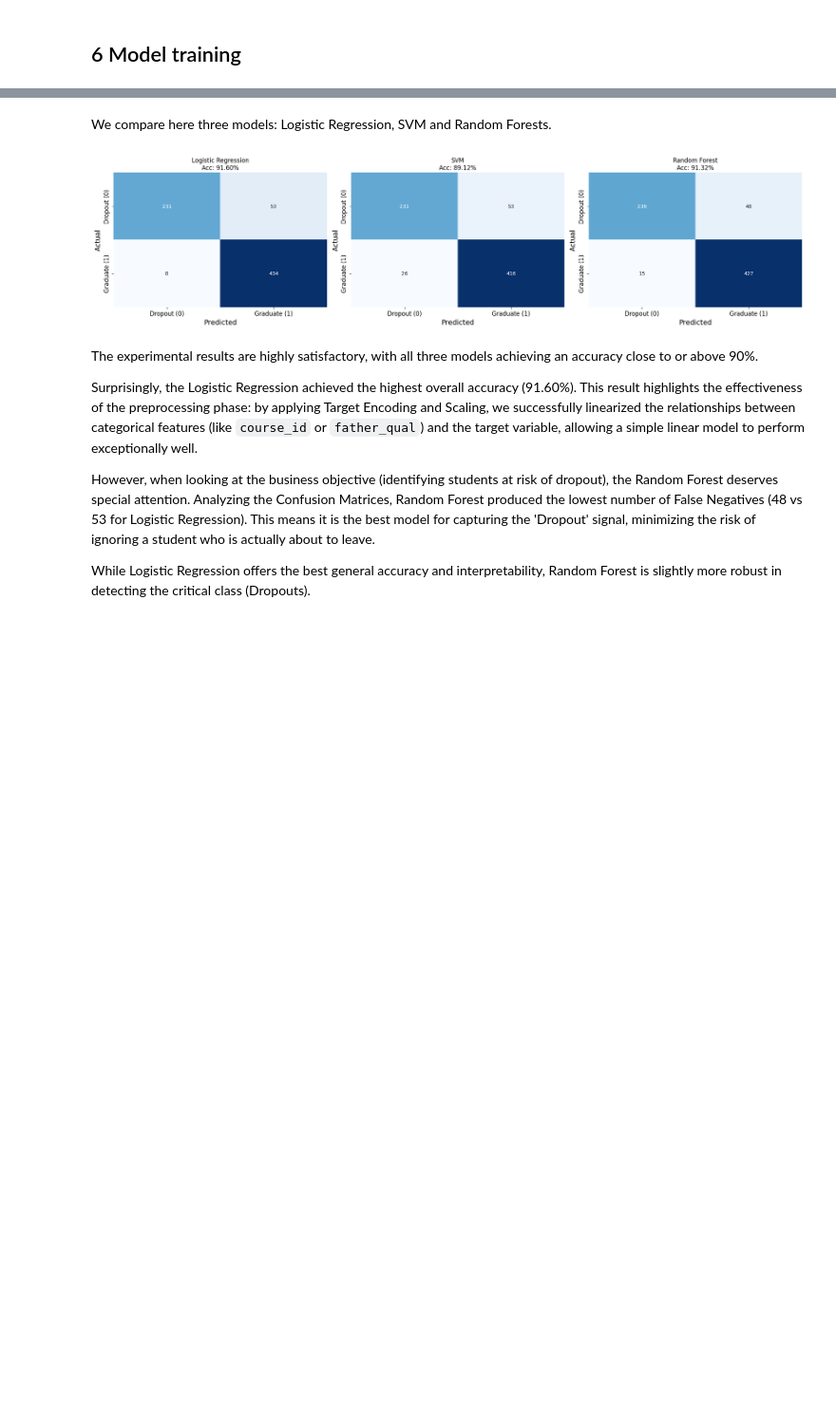
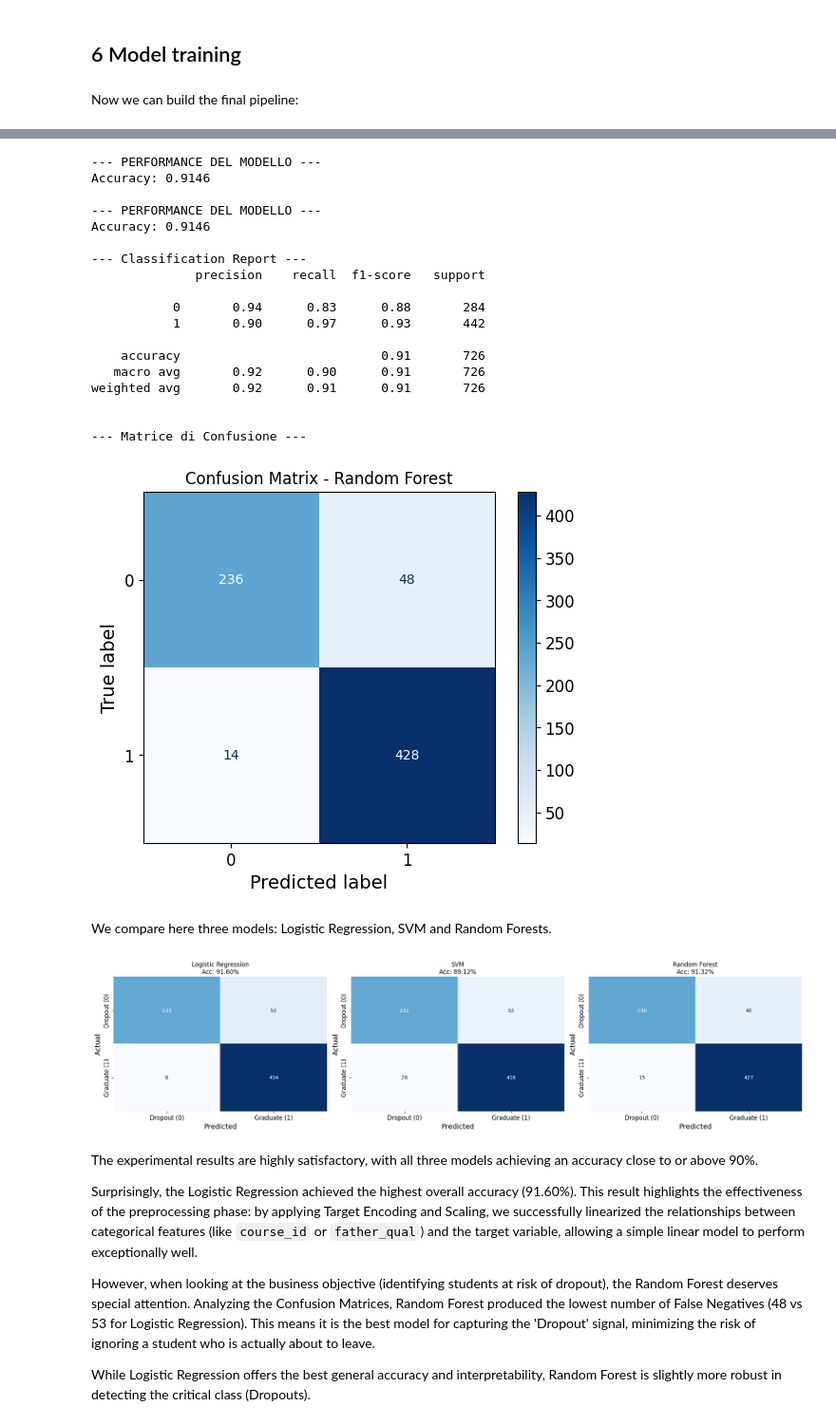
Before and after one commit to MatteoCorsi-git/Master-Data-Science-Statistical-Learning---UNIFI-IMT-Lucca---2024-25, a Jupyter notebook: hands_on_lab (Python)/bozza_hands_on_python_ML_project.ipynb, the cells around one changed output, grey strips where cells are left out. Shown at 95% size. Drawn from its saved outputs; the diff is of its cells as text; code cells hidden in the pictures; blank space fills up the shorter version.

Commit message:
Creato con Colab

```diff
--- a/hands_on_lab (Python)/bozza_hands_on_python_ML_project.ipynb
+++ b/hands_on_lab (Python)/bozza_hands_on_python_ML_project.ipynb
@@ -988,3 +716,0 @@ Instead of manually grouping these rare levels into a generic "Other" category
-# %%
-# apply the function to X_train and X_test
-X_train, X_test = target_encoding_smooth(X_train, y_train, X_test, col_name="mother_qual", new_col_name="dropout_mother_risk", target_class=0)
@@ -1039,3 +746,0 @@ The presence of so many "micro-categories" (like levels 20, 25, or 18, which hav
-# %%
-# apply the function to X_train and X_test
-X_train, X_test = target_encoding_smooth(X_train, y_train, X_test, col_name="father_qual", new_col_name="dropout_father_risk", target_class=0)
@@ -1060,6 +747,2 @@ Encoded values:
 # %% [markdown]
 For `mother_occupation` and `father_occupation` we can follow the same strategy adopted for the last features.
-# %%
-# Target encoding transfomation
-X_train, X_test = target_encoding_smooth(X_train, y_train, X_test, col_name="mother_occupation", new_col_name="mother_occup_risk", target_class=0)
-X_train, X_test = target_encoding_smooth(X_train, y_train, X_test, col_name="father_occupation", new_col_name="father_occup_risk", target_class=0)
@@ -1152,0 +996,29 @@ gdp                9.178558e-18  1.000172
+# %% [markdown]
+Now we can build the final pipeline:
+# %%
+# full_pipeline
+
+full_pipeline = Pipeline(steps=[
+    ('feature_generation', ApprovalRateCreator()),
+    ('preprocessor', preprocessor),
+    ('classifier', RandomForestClassifier())
+])
+# %%
+full_pipeline.fit(X_train, y_train)
+y_pred = full_pipeline.predict(X_test)
+
+print("\n--- PERFORMANCE DEL MODELLO ---")
+print(f"Accuracy: {accuracy_score(y_test, y_pred):.4f}")
+
+print("\n--- PERFORMANCE DEL MODELLO ---")
+print(f"Accuracy: {accuracy_score(y_test, y_pred):.4f}")
+
+print("\n--- Classification Report ---")
+print(classification_report(y_test, y_pred))
+
+# 6. Matrice di Confusione Grafica
+print("\n--- Matrice di Confusione ---")
+ConfusionMatrixDisplay.from_estimator(full_pipeline, X_test, y_test, cmap=plt.cm.Blues)
+plt.title("Confusion Matrix - Random Forest")
+plt.show()
+# %% [output]
@@ -1153,3 +1026,22 @@ gdp                9.178558e-18  1.000172
+--- PERFORMANCE DEL MODELLO ---
+Accuracy: 0.9146
+
+--- PERFORMANCE DEL MODELLO ---
+Accuracy: 0.9146
+
+--- Classification Report ---
+              precision    recall  f1-score   support
+
+           0       0.94      0.83      0.88       284
+           1       0.90      0.97      0.93       442
+
+    accuracy                           0.91       726
+   macro avg       0.92      0.90      0.91       726
+weighted avg       0.92      0.91      0.91       726
+
+
+--- Matrice di Confusione ---
+[figure, added]
 # %% [markdown]
 We compare here three models: Logistic Regression, SVM and Random Forests.
 # %%
```
Also changed, not shown: parts of 59 cells of this notebook.
